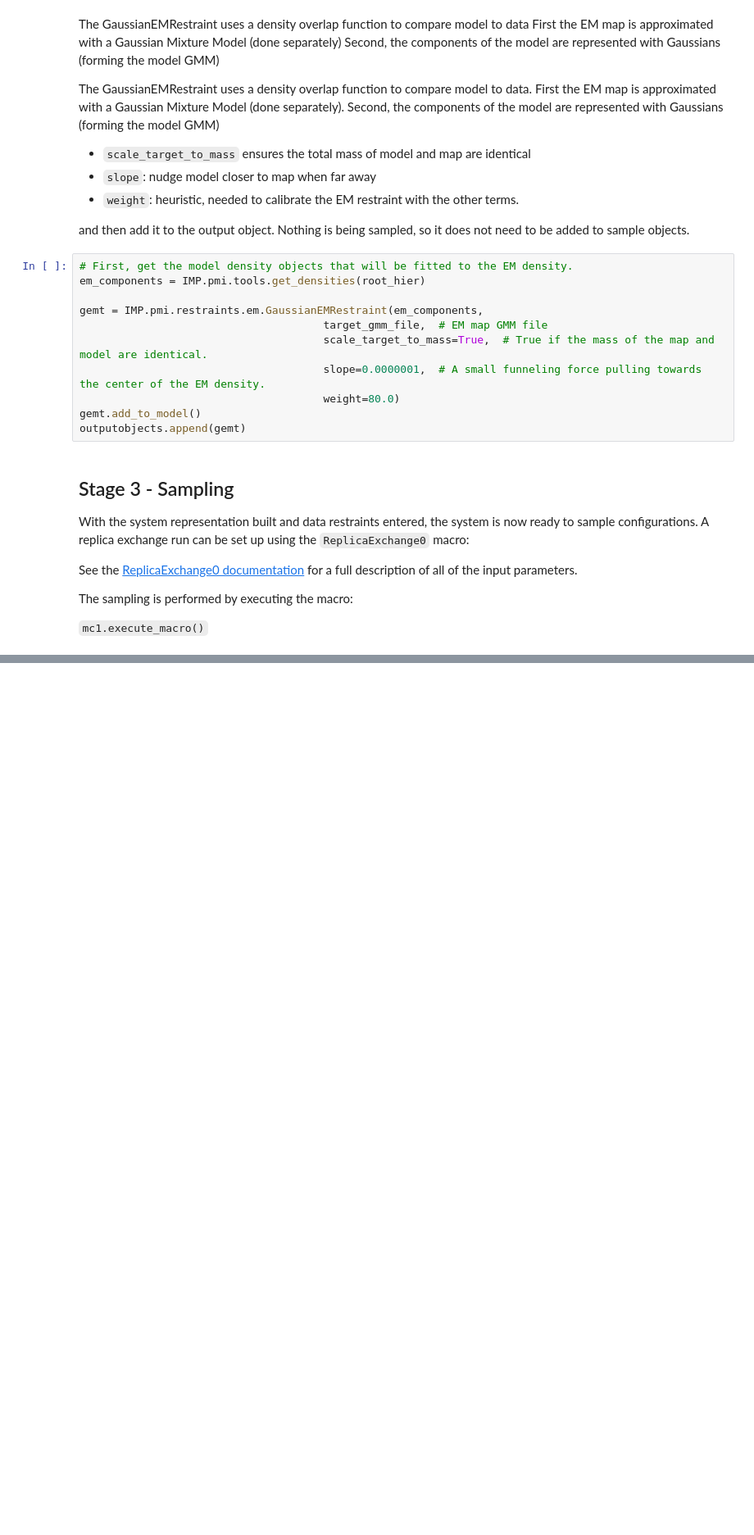
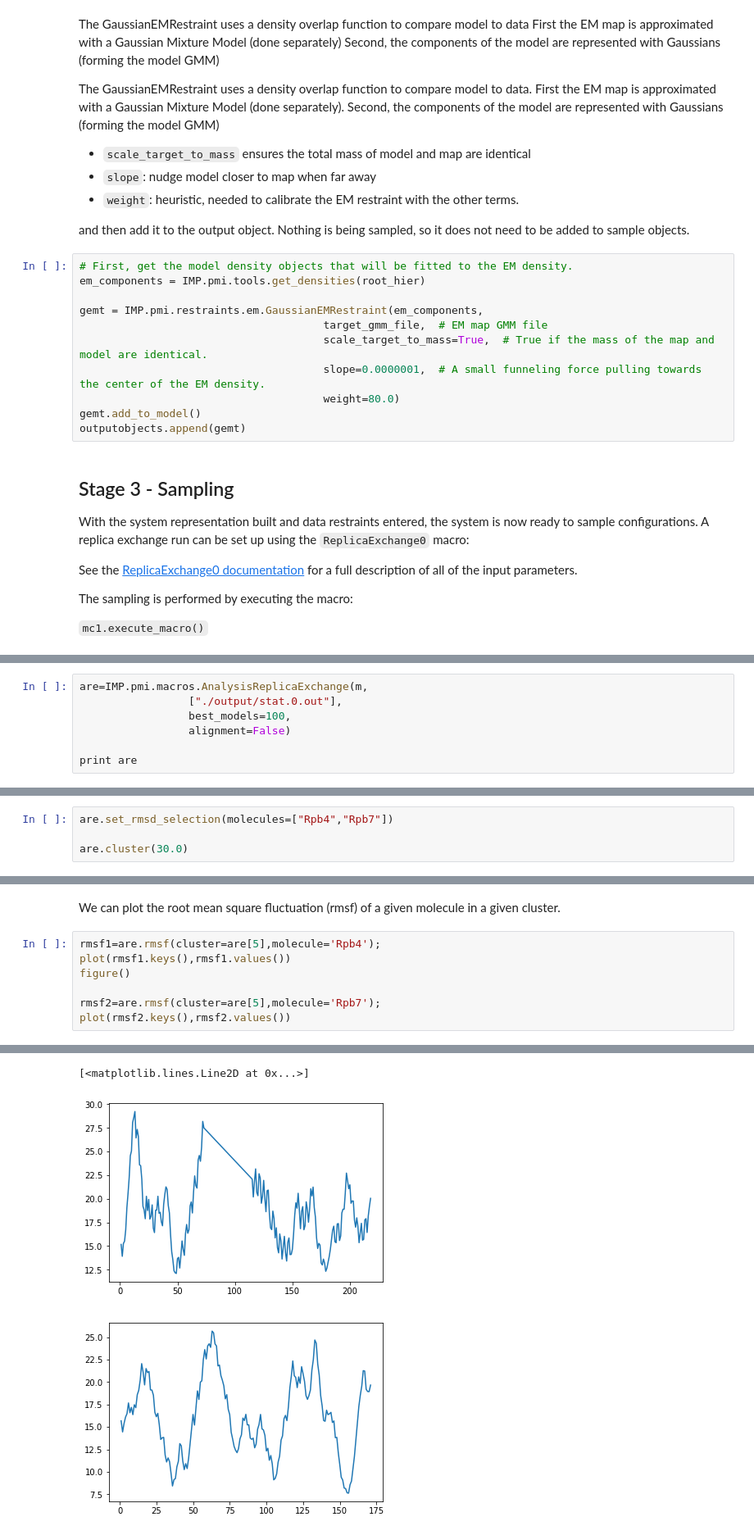
Before and after one commit to salilab/imp_tutorial, a Jupyter notebook: doc/Tutorial.ipynb, the cells around one changed output, grey strips where cells are left out. Shown at 82% size. Drawn from its saved outputs; the diff is of its cells as text; blank space fills up the shorter version.

Commit message:
changed most of the analysis

```diff
--- a/doc/Tutorial.ipynb
+++ b/doc/Tutorial.ipynb
@@ -1055,0 +679,7 @@ If the sampling is exhaustive, then similar clusters should be obtained from eac
+# %%
+are=IMP.pmi.macros.AnalysisReplicaExchange(m,
+                 ["./output/stat.0.out"],
+                 best_models=100,
+                 alignment=False)
+
+print are
@@ -1055,0 +695,4 @@ If the sampling is exhaustive, then similar clusters should be obtained from eac
+# %%
+are.set_rmsd_selection(molecules=["Rpb4","Rpb7"])
+
+are.cluster(30.0)
@@ -1055,0 +783,10 @@ If the sampling is exhaustive, then similar clusters should be obtained from eac
+# %% [markdown]
+We can plot the root mean square fluctuation (rmsf) of a given molecule in a given cluster.
+# %%
+rmsf1=are.rmsf(cluster=are[5],molecule='Rpb4');
+plot(rmsf1.keys(),rmsf1.values())
+figure()
+
+rmsf2=are.rmsf(cluster=are[5],molecule='Rpb7');
+plot(rmsf2.keys(),rmsf2.values())
+# %% [output]
@@ -1055,0 +813,3 @@ If the sampling is exhaustive, then similar clusters should be obtained from eac
+[<matplotlib.lines.Line2D at 0x...>]
+[figure, added]
+[figure, added]
```
Also changed, not shown: parts of 84 cells of this notebook.
